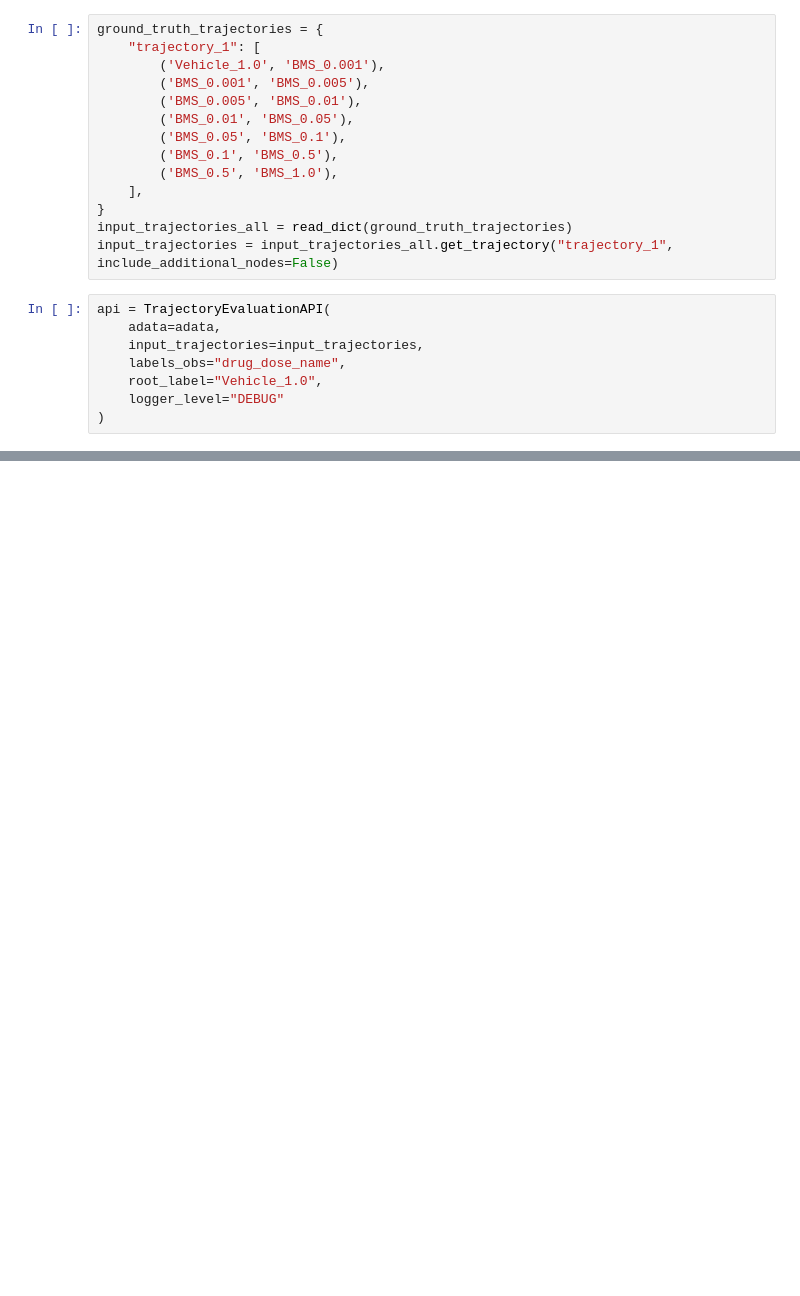
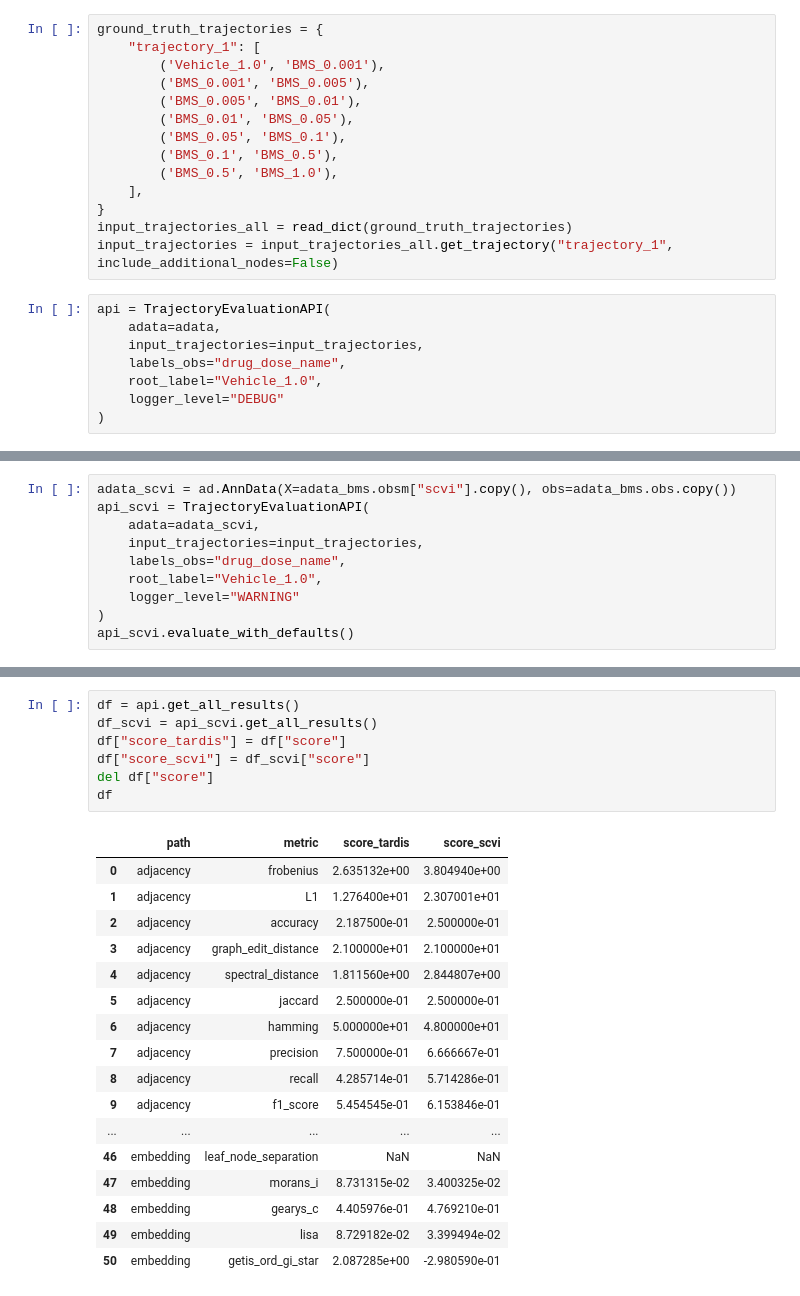
Before and after one commit to theislab/sctram, a Jupyter notebook: reproducibility/modules/module_api/example_operations.ipynb, the cells around one changed output, grey strips where cells are left out. Drawn from its saved outputs; the diff is of its cells as text; blank space fills up the shorter version.

```diff
--- a/reproducibility/modules/module_api/example_operations.ipynb
+++ b/reproducibility/modules/module_api/example_operations.ipynb
@@ -172,0 +93,10 @@ api.get_all_results()
+# %%
+adata_scvi = ad.AnnData(X=adata_bms.obsm["scvi"].copy(), obs=adata_bms.obs.copy())
+api_scvi = TrajectoryEvaluationAPI(
+    adata=adata_scvi,
+    input_trajectories=input_trajectories,
+    labels_obs="drug_dose_name",
+    root_label="Vehicle_1.0",
+    logger_level="WARNING"
+)
+api_scvi.evaluate_with_defaults()
@@ -172,0 +112,25 @@ api.get_all_results()
+# %%
+df = api.get_all_results()
+df_scvi = api_scvi.get_all_results()
+df["score_tardis"] = df["score"]
+df["score_scvi"] = df_scvi["score"]
+del df["score"]
+df
+# %% [output]
+|  | path | metric | score_tardis | score_scvi |
+| 0 | adjacency | frobenius | 2.635132e+00 | 3.804940e+00 |
+| 1 | adjacency | L1 | 1.276400e+01 | 2.307001e+01 |
+| 2 | adjacency | accuracy | 2.187500e-01 | 2.500000e-01 |
+| 3 | adjacency | graph_edit_distance | 2.100000e+01 | 2.100000e+01 |
+| 4 | adjacency | spectral_distance | 1.811560e+00 | 2.844807e+00 |
+| 5 | adjacency | jaccard | 2.500000e-01 | 2.500000e-01 |
+| 6 | adjacency | hamming | 5.000000e+01 | 4.800000e+01 |
+| 7 | adjacency | precision | 7.500000e-01 | 6.666667e-01 |
+| 8 | adjacency | recall | 4.285714e-01 | 5.714286e-01 |
+| 9 | adjacency | f1_score | 5.454545e-01 | 6.153846e-01 |
+| ... | ... | ... | ... | ... |
+| 46 | embedding | leaf_node_separation | NaN | NaN |
+| 47 | embedding | morans_i | 8.731315e-02 | 3.400325e-02 |
+| 48 | embedding | gearys_c | 4.405976e-01 | 4.769210e-01 |
+| 49 | embedding | lisa | 8.729182e-02 | 3.399494e-02 |
+| 50 | embedding | getis_ord_gi_star | 2.087285e+00 | -2.980590e-01 |
```
Also changed, not shown: parts of 5 cells of this notebook, 34 other files.
